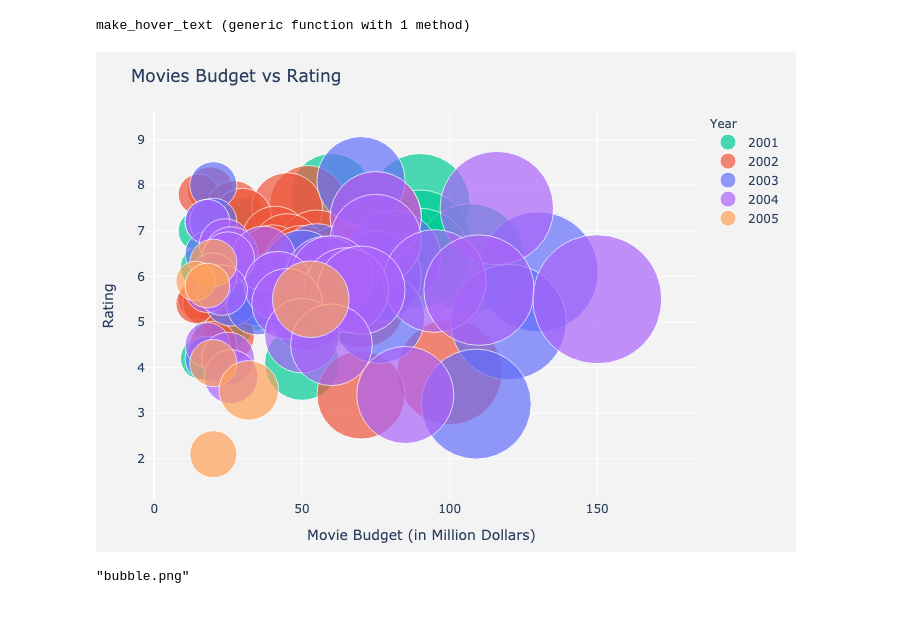
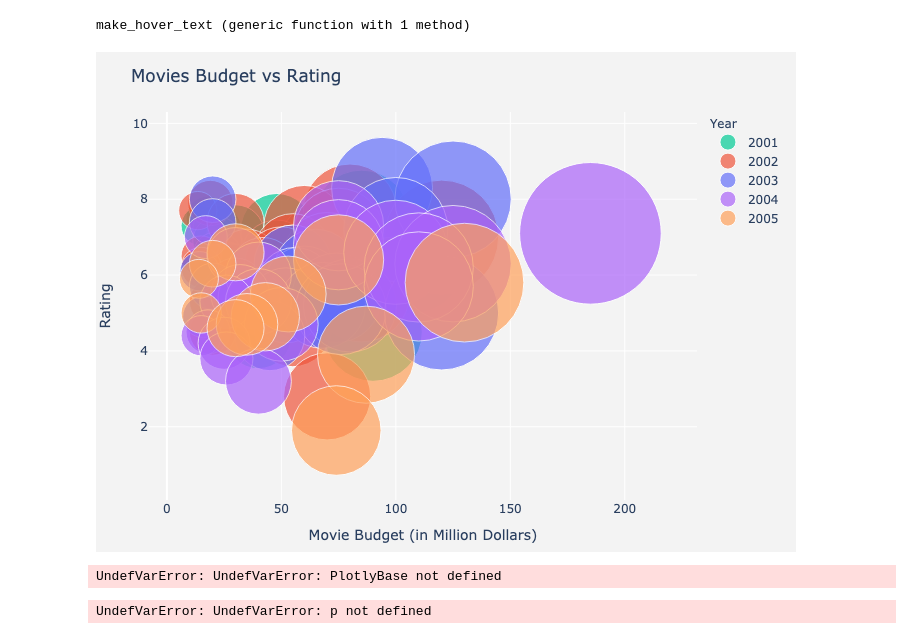
Before and after one commit to RicardoRH96/Julia_Stuff, a Jupyter notebook: Tidier_Training1.ipynb, the cells around one changed output. Saved outputs shown, nothing was run; the diff lists cells and outputs as text; code cells hidden in the pictures.

Commit message:
Fixed notebook
Plotly Plot was not being shown

```diff
--- a/Tidier_Training1.ipynb
+++ b/Tidier_Training1.ipynb
@@ -31,6 +31,5 @@ high_budget = @chain movies begin
 	@mutate(Budget= Budget / 1_000_000)
 	@filter(Budget >= mean(skipmissing(Budget)), Year > 2000)
 	@select(Title, Year, Budget, Rating)
-    @slice(1:100)
 end
 # %% [output]
@@ -58,0 +58,2 @@ using DataFrames
+# %%
+sampled_db = high_budget[shuffle(1:nrow(high_budget))[1:100], :]
@@ -59,3 +81,2 @@ using DataFrames
 # %%
-sorted_hb=sort(high_budget, :Rating, rev=true)
-using PlotlyJS, CSV, WebIO
+sorted_df=sort(sampled_db, :Rating, rev=true)
@@ -71,26 +115,22 @@ end
 # %% [output]
 make_hover_text (generic function with 1 method)
 # %%
-p = plot(sorted_hb, x=:Budget, y=:Rating, color=:Year , mode="markers",
-    text=sub_df -> make_hover_text.(DataFrames.eachrow(sub_df)),
-    marker=attr(size=:Budget, sizeref=2*maximum(sorted_hb.Rating) / (30^2), sizemode="area"),
-    Layout(
-        title="Movies Budget vs Rating",
-        xaxis=attr(
-            title_text="Movie Budget (in Million Dollars)",
-            gridcolor="white"
-        ),
-        yaxis=attr(title_text="Rating", gridcolor="white"),
-        paper_bgcolor="rgb(243, 243, 243)",
-        plot_bgcolor="rgb(243, 243, 243)",
+p = PlotlyJS.plot(sorted_df, x=:Budget, y=:Rating, color=:Year , mode="markers",
+    text=sub_df -> make_hover_text.(DataFrames.eachrow(sorted_df)),
+    marker=attr(size=:Budget, sizeref=2*maximum(sorted_df.Rating) / (30^2), sizemode="area"),
+    Layout(title="Movies Budget vs Rating", xaxis=attr(title_text="Movie Budget (in Million Dollars)",
+            gridcolor="white"), axis=attr(title_text="Rating", gridcolor="white"),
+        paper_bgcolor="rgb(243, 243, 243)", plot_bgcolor="rgb(243, 243, 243)",
     ))
 # %% [output]
-[figure, old version]
+[figure, new version]
 # %%
 open("./example.html", "w") do io
     PlotlyBase.to_html(io, p.plot)
 end
+# %% [output]
+UndefVarError: UndefVarError: PlotlyBase not defined
 # %%
-savefig(p.plot, "bubble.png", width=1800, height=900)
+PlotlyJS.savefig(p.plot, "bubble.png", width=1800, height=900)
 # %% [output]
-"bubble.png"
+UndefVarError: UndefVarError: p not defined
```
Also changed, not shown: parts of 5 cells of this notebook.
